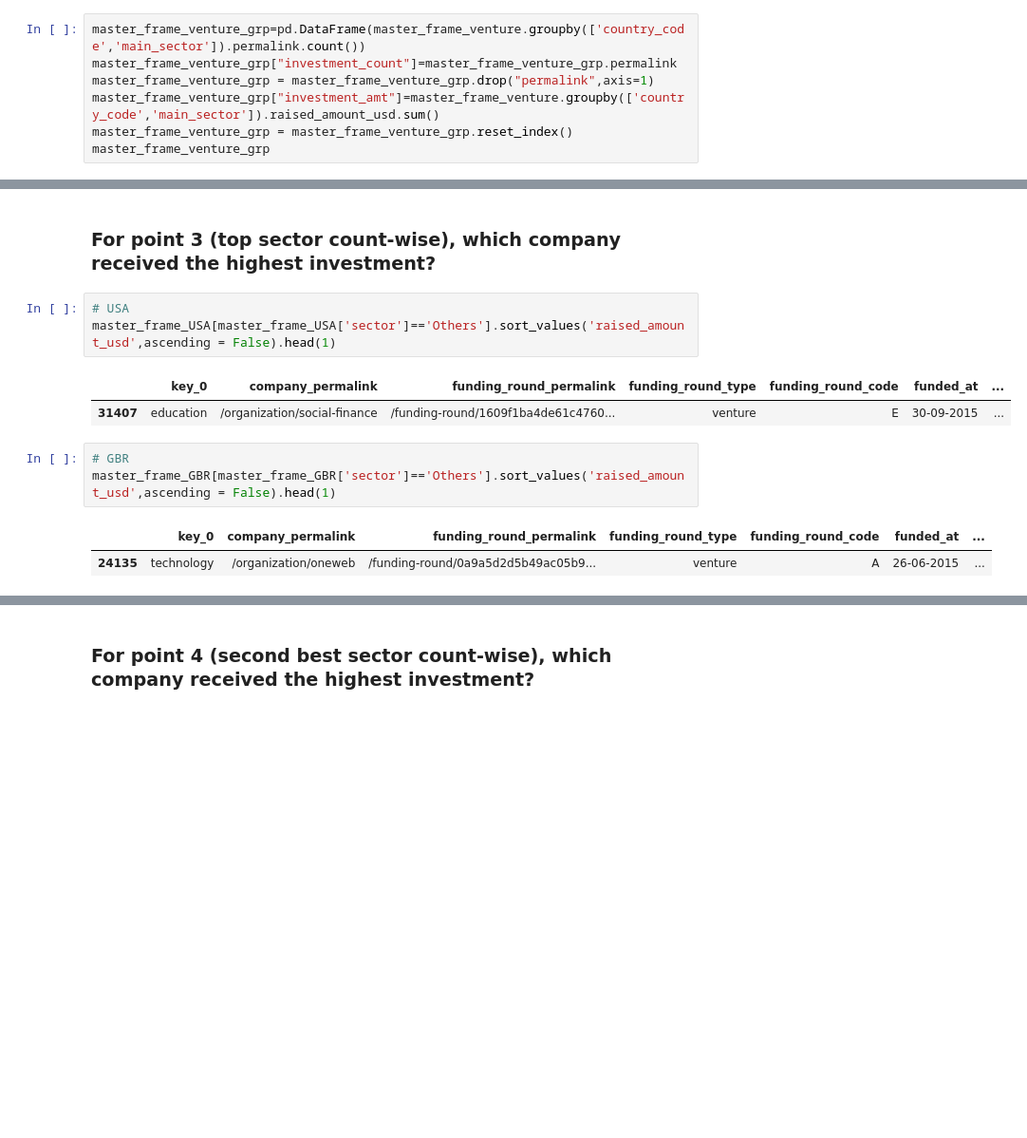
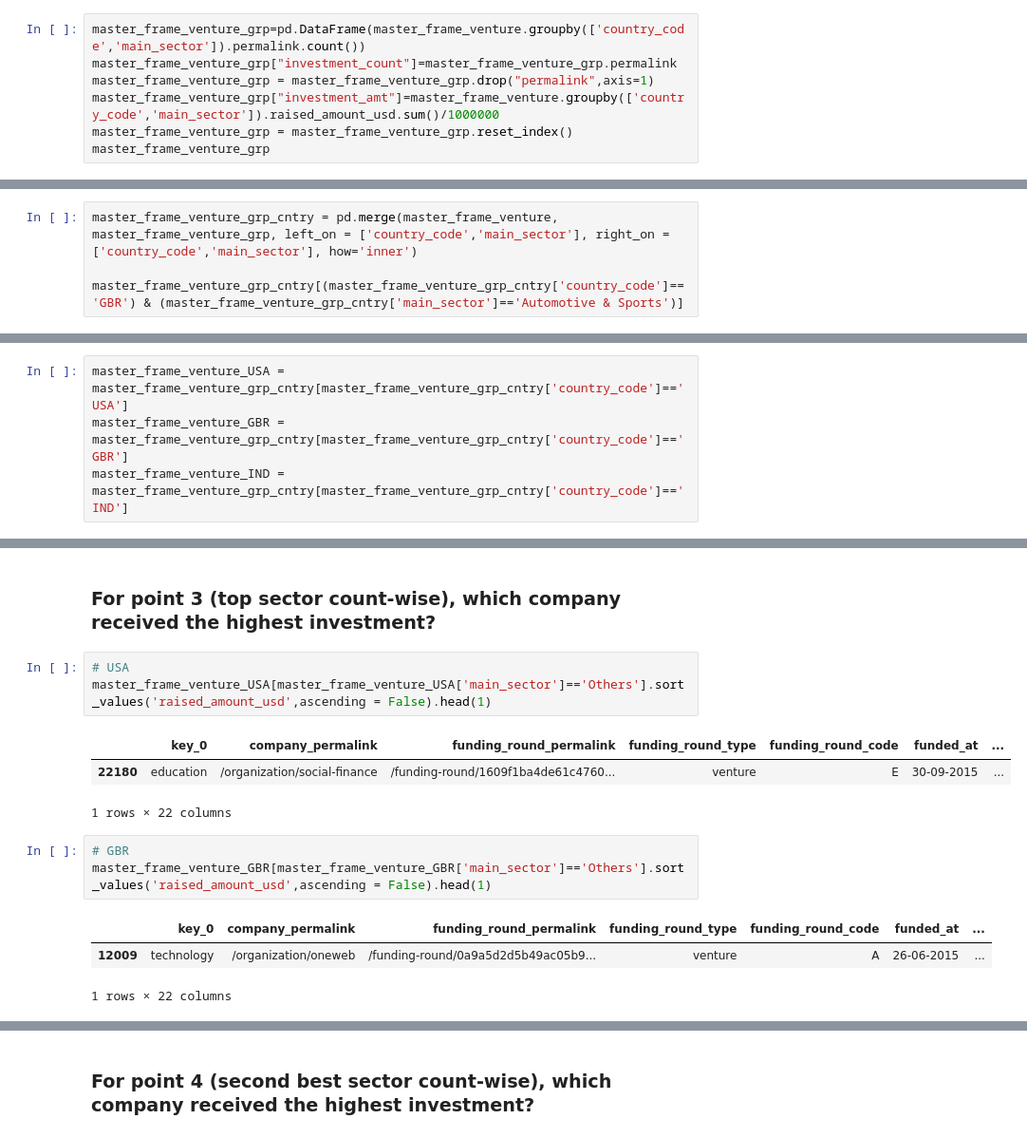
Before and after one commit to Nanditha-G-N/Machine-Learning-Case-Studies, a Jupyter notebook: investment-case-study_SR_AN.ipynb, the cells around one changed output, grey strips where cells are left out. Shown at 95% size. Drawn from its saved outputs; the diff is of its cells as text; blank space fills up the shorter version.

```diff
--- a/investment-case-study_SR_AN.ipynb
+++ b/investment-case-study_SR_AN.ipynb
@@ -437,7 +437,7 @@ master_frame_venture[master_frame_venture.main_sector.isnull()]
 master_frame_venture_grp=pd.DataFrame(master_frame_venture.groupby(['country_code','main_sector']).permalink.count())
 master_frame_venture_grp["investment_count"]=master_frame_venture_grp.permalink
 master_frame_venture_grp = master_frame_venture_grp.drop("permalink",axis=1)
-master_frame_venture_grp["investment_amt"]=master_frame_venture.groupby(['country_code','main_sector']).raised_amount_usd.sum()
+master_frame_venture_grp["investment_amt"]=master_frame_venture.groupby(['country_code','main_sector']).raised_amount_usd.sum()/1000000
 master_frame_venture_grp = master_frame_venture_grp.reset_index()
 master_frame_venture_grp
 # %% [output]
@@ -473,0 +470,4 @@ master_frame_IND = master_frame_venture[master_frame_venture['country_code']=='I
+# %%
+master_frame_venture_grp_cntry = pd.merge(master_frame_venture, master_frame_venture_grp, left_on = ['country_code','main_sector'], right_on = ['country_code','main_sector'], how='inner')
+
+master_frame_venture_grp_cntry[(master_frame_venture_grp_cntry['country_code']=='GBR') & (master_frame_venture_grp_cntry['main_sector']=='Automotive & Sports')]
@@ -474 +478,5 @@ master_frame_IND = master_frame_venture[master_frame_venture['country_code']=='I
+# %%
+master_frame_venture_USA = master_frame_venture_grp_cntry[master_frame_venture_grp_cntry['country_code']=='USA']
+master_frame_venture_GBR = master_frame_venture_grp_cntry[master_frame_venture_grp_cntry['country_code']=='GBR']
+master_frame_venture_IND = master_frame_venture_grp_cntry[master_frame_venture_grp_cntry['country_code']=='IND']
 # %%
@@ -602,15 +610,17 @@ Name: company_permalink, dtype: int64
 ### For point 3 (top sector count-wise), which company received the highest investment?
 # %%
 # USA
-master_frame_USA[master_frame_USA['sector']=='Others'].sort_values('raised_amount_usd',ascending = False).head(1)
+master_frame_venture_USA[master_frame_venture_USA['main_sector']=='Others'].sort_values('raised_amount_usd',ascending = False).head(1)
 # %% [output]
 |  | key_0 | company_permalink | funding_round_permalink | funding_round_type | funding_round_code | funded_at | ... |
-| 31407 | education | /organization/social-finance | /funding-round/1609f1ba4de61c4760... | venture | E | 30-09-2015 | ... |
+| 22180 | education | /organization/social-finance | /funding-round/1609f1ba4de61c4760... | venture | E | 30-09-2015 | ... |
+1 rows × 22 columns
 # %%
 # GBR
-master_frame_GBR[master_frame_GBR['sector']=='Others'].sort_values('raised_amount_usd',ascending = False).head(1)
+master_frame_venture_GBR[master_frame_venture_GBR['main_sector']=='Others'].sort_values('raised_amount_usd',ascending = False).head(1)
 # %% [output]
 |  | key_0 | company_permalink | funding_round_permalink | funding_round_type | funding_round_code | funded_at | ... |
-| 24135 | technology | /organization/oneweb | /funding-round/0a9a5d2d5b49ac05b9... | venture | A | 26-06-2015 | ... |
+| 12009 | technology | /organization/oneweb | /funding-round/0a9a5d2d5b49ac05b9... | venture | A | 26-06-2015 | ... |
+1 rows × 22 columns
 # %%
 # IND
```
Also changed, not shown: parts of 25 cells of this notebook, 1 other file.
